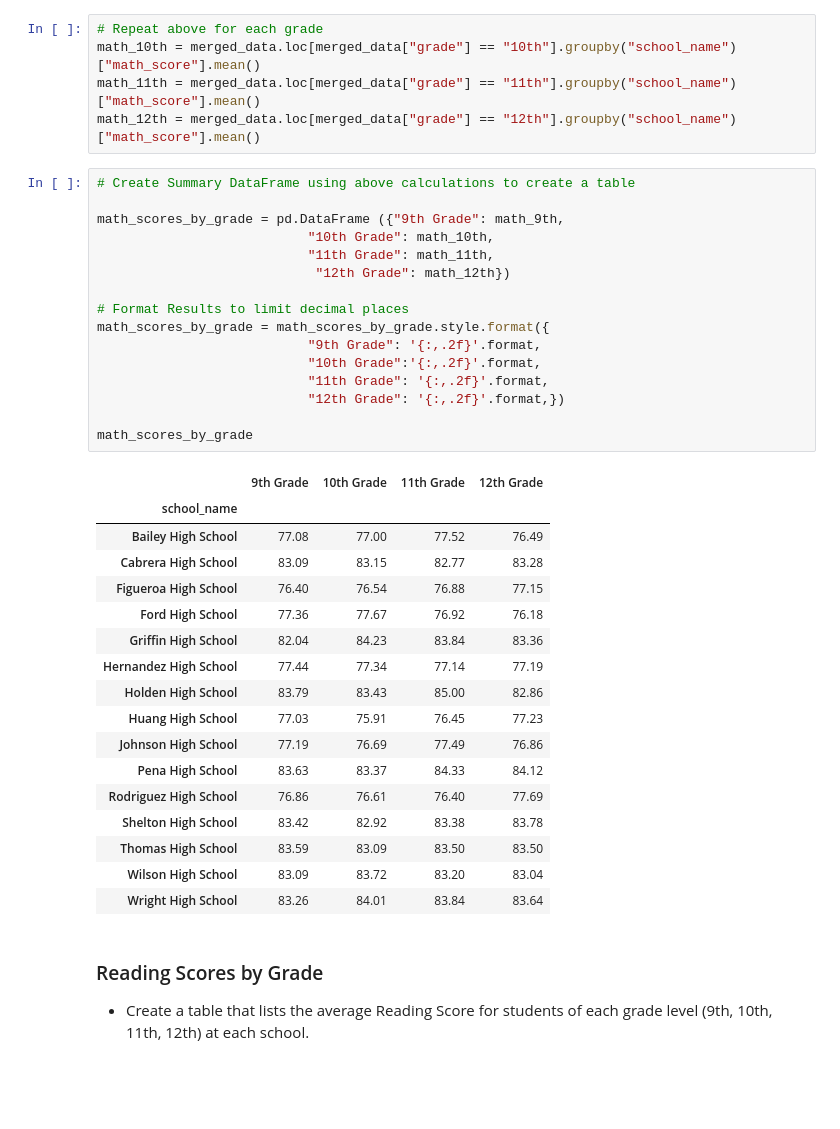
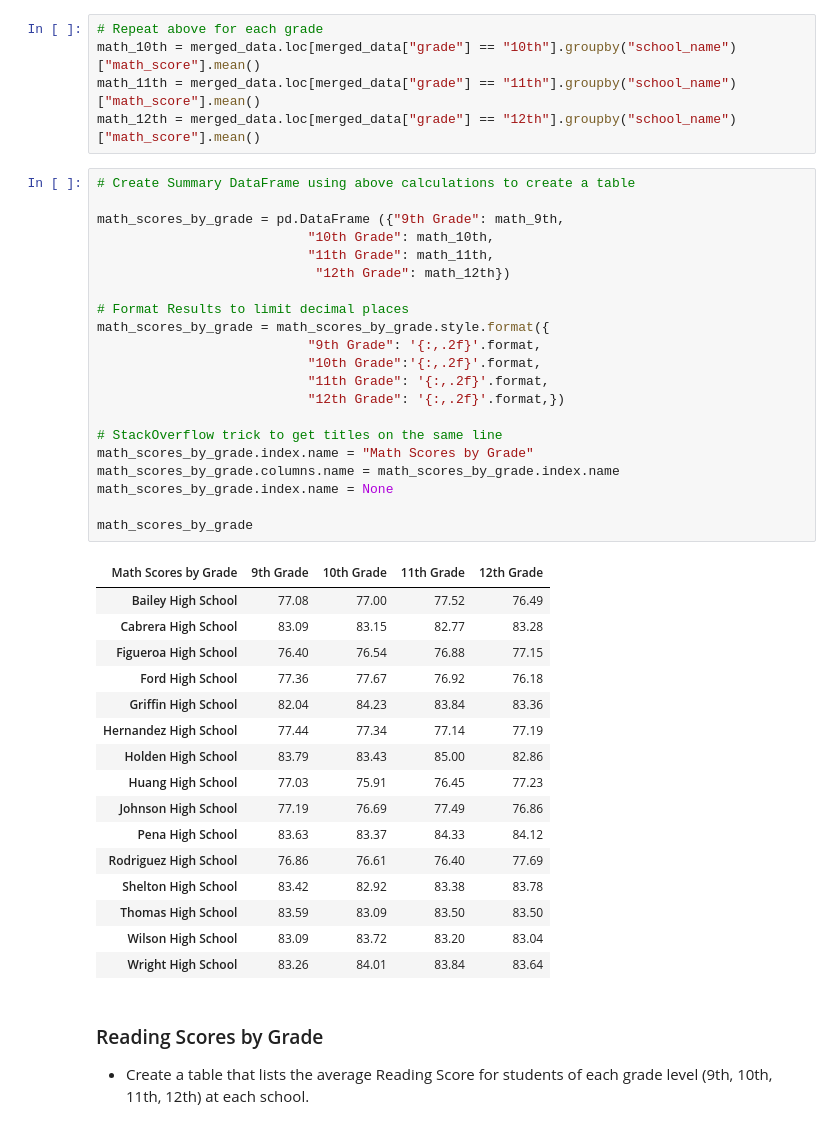
Before and after one commit to lmchvz/pandas-challenge, a Jupyter notebook: PyCitySchools/PyCitySchools.ipynb, the cells around one changed output. Saved outputs shown, nothing was run; the diff lists cells and outputs as text; blank space fills up the shorter version.

```diff
--- a/PyCitySchools/PyCitySchools.ipynb
+++ b/PyCitySchools/PyCitySchools.ipynb
@@ -450,22 +242,26 @@ math_12th = merged_data.loc[merged_data["grade"] == "12th"].groupby("school_name
 # %%
 # Create Summary DataFrame using above calculations to create a table
 
 math_scores_by_grade = pd.DataFrame ({"9th Grade": math_9th,
                            "10th Grade": math_10th,
                            "11th Grade": math_11th,
                             "12th Grade": math_12th})
 
 # Format Results to limit decimal places
 math_scores_by_grade = math_scores_by_grade.style.format({
                            "9th Grade": '{:,.2f}'.format,
                            "10th Grade":'{:,.2f}'.format,
                            "11th Grade": '{:,.2f}'.format,
                            "12th Grade": '{:,.2f}'.format,})
 
+# StackOverflow trick to get titles on the same line
+math_scores_by_grade.index.name = "Math Scores by Grade"
+math_scores_by_grade.columns.name = math_scores_by_grade.index.name
+math_scores_by_grade.index.name = None
+
 math_scores_by_grade
 # %% [output]
-|  | 9th Grade | 10th Grade | 11th Grade | 12th Grade |
-| school_name |  |  |  |  |
+| Math Scores by Grade | 9th Grade | 10th Grade | 11th Grade | 12th Grade |
 | Bailey High School | 77.08 | 77.00 | 77.52 | 76.49 |
 | Cabrera High School | 83.09 | 83.15 | 82.77 | 83.28 |
 | Figueroa High School | 76.40 | 76.54 | 76.88 | 77.15 |
```
Also changed, not shown: parts of 43 cells of this notebook, 1 other file.
